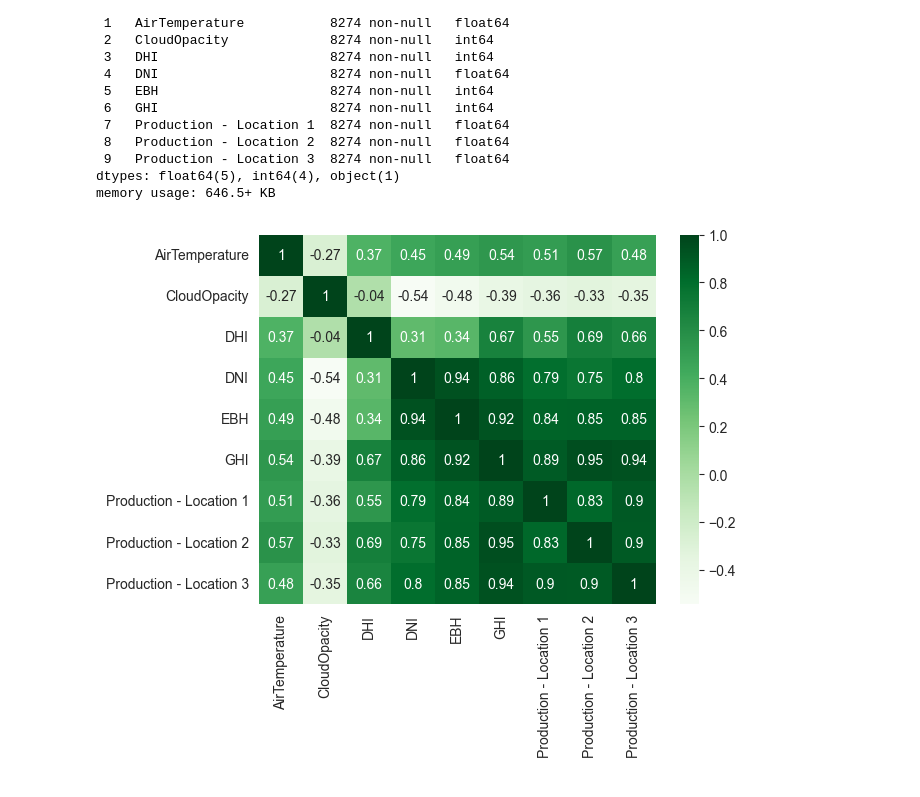
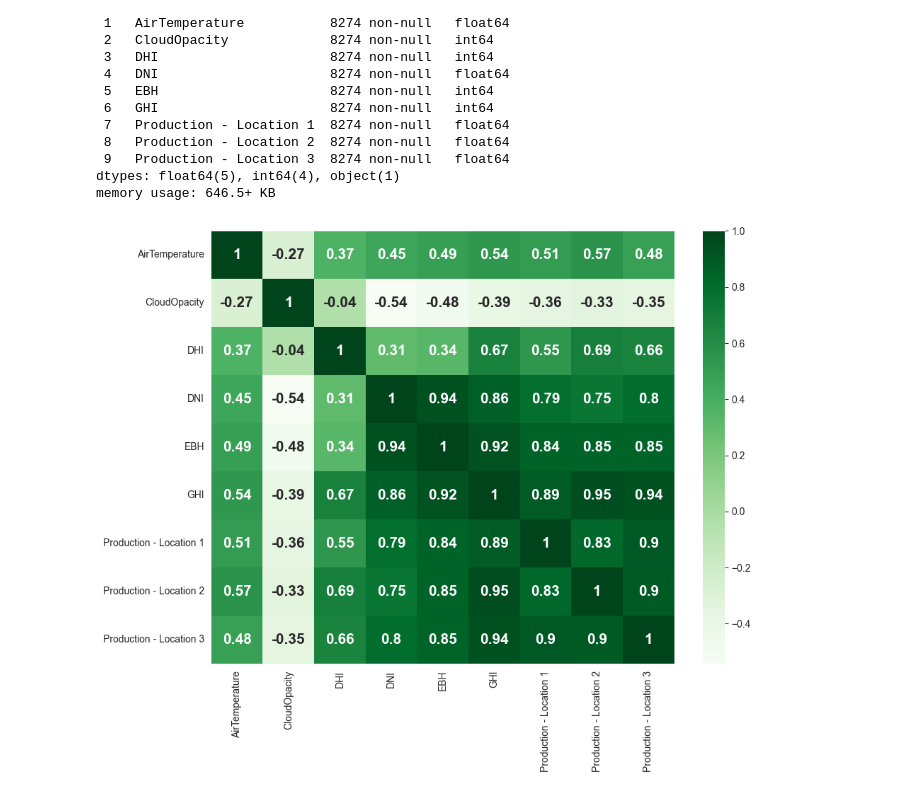
Before and after one commit to mariotlemes/pos-NLP, a Jupyter notebook: src/M3-estudo/estudo_caso_energia_solar.ipynb, the cells around one changed output. Saved outputs shown, nothing was run; the diff lists cells and outputs as text; code cells hidden in the pictures.

```diff
--- a/src/M3-estudo/estudo_caso_energia_solar.ipynb
+++ b/src/M3-estudo/estudo_caso_energia_solar.ipynb
@@ -46,6 +47,11 @@ memory usage: 646.5+ KB
 # %%
 # plt.suptitle("Gráfico de calor das variáveis numéricas")
 dados_numericos = energia_solar.select_dtypes(include=['int', 'float', 'bool'])
-ax = sns.heatmap(dados_numericos.corr(), annot=True, cmap="Greens")
+
+fig, ax = plt.subplots(figsize=(10, 8))  # defina o tamanho
+ax = sns.heatmap(dados_numericos.corr(), annot=True, cmap="Greens", annot_kws={"size": 15, "fontweight": "bold"})
+
+fig.tight_layout()
+fig.savefig("teste.pdf", bbox_inches="tight")
 # %% [output]
-[figure, old version]
+[figure, new version]
```
Also changed, not shown: parts of 2 cells of this notebook, 1 other file.
